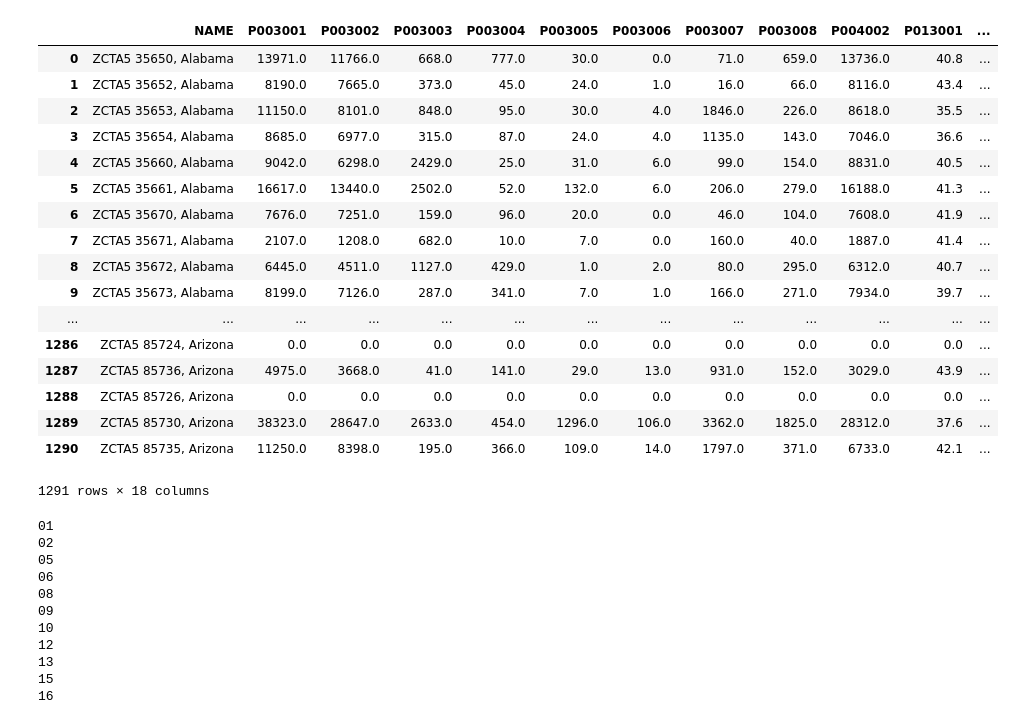
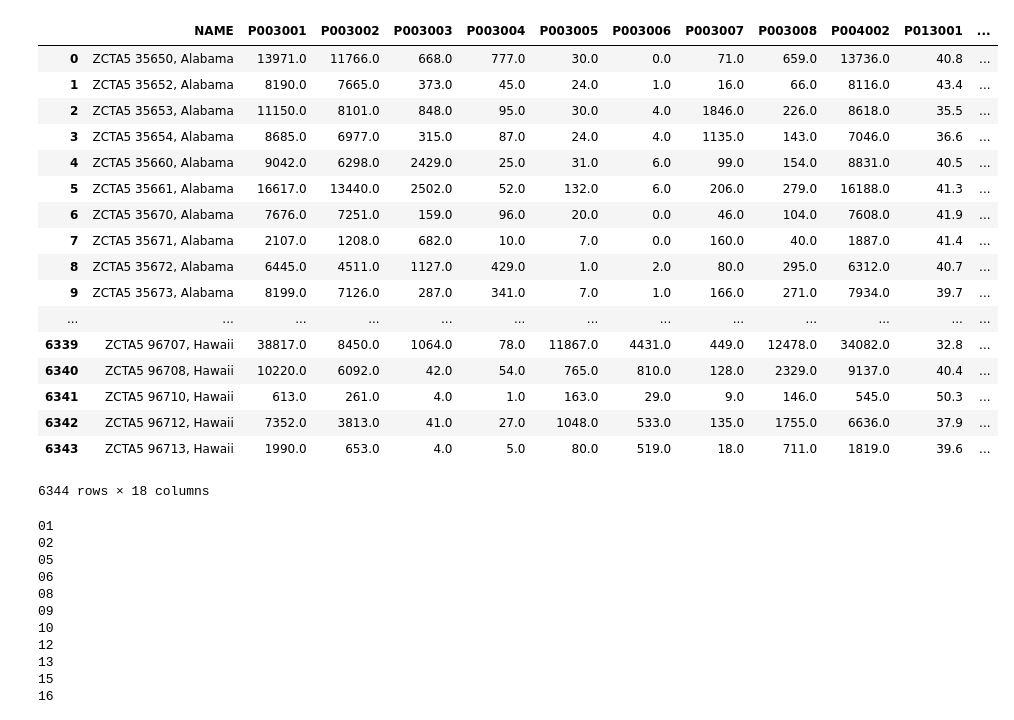
Before and after one commit to new4stu/BA590-Capstone, a Jupyter notebook: Census_sf1-ETL3.ipynb, the cells around one changed output. Drawn from its saved outputs; the diff is of its cells as text; code cells hidden in the pictures.

Commit message:
slowly adding each state to a df to dump in a csv in Census_sf1-ETL3

```diff
--- a/Census_sf1-ETL3.ipynb
+++ b/Census_sf1-ETL3.ipynb
@@ -36,41 +36,41 @@ c = Census("c99084947ed68bfbd3d7359ba2340346f7984e60")
     #P013003 Female MEDIAN AGE BY SEX
     #P015001 Total HOUSEHOLDS
     #P017001 Average household size
     #P031001 Total FAMILIES
 
 #States = [states.AL.fips' 'AK', 'AZ', 'AR', 'CA', 'CO', 'CT', 'DE', 'FL', 'GA', 'HI', 'ID', 'IL', 'IN', 'IA', 'KS', 'KY', 'LA', 'ME', 'MD', 'MA', 'MI', 'MN', 'MS', 'MO', 'MT',
     #'NE', 'NV', 'NH', 'NJ', 'NM', 'NY', 'NC', 'ND', 'OH', 'OK', 'OR', 'PA', 'RI', 'SC', 'SD', 'TN', 'TX', 'UT', 'VT', 'VA', 'WA', 'WV', 'WI', 'WY'
 
 c.sf1.state_zipcode(('NAME', 'P003001','P003002', 'P003003','P003004', 'P003005', 'P003006', 'P003007','P003008', 'P004002', 'P013001', 'P013002', 'P013003', 'P015001','P017001',
-    'P031001'),states.AZ.fips, Census.ALL)
+    'P031001'),states.HI.fips, Census.ALL)
 
 # change to a datafrom using pandas
 
-zipAZ = c.sf1.state_zipcode(('NAME', 'P003001','P003002', 'P003003','P003004', 'P003005', 'P003006', 'P003007','P003008', 'P004002', 'P013001', 'P013002', 'P013003', 'P015001',
-                     'P017001', 'P031001'),states.AZ.fips, Census.ALL)
-zipdf = pd.DataFrame(zipAL + zipAK + zipAZ)
+zipHI = c.sf1.state_zipcode(('NAME', 'P003001','P003002', 'P003003','P003004', 'P003005', 'P003006', 'P003007','P003008', 'P004002', 'P013001', 'P013002', 'P013003', 'P015001',
+                     'P017001', 'P031001'),states.HI.fips, Census.ALL)
+zipdf = pd.DataFrame(zipAL + zipAK + zipAZ +zipAR +zipCA +zipCO +zipCT +zipDE +zipFL +zipGA +zipHI)
 zipdf
 
 
 #c.sf1.state_zipcode(('NAME', 'P003001','P003002', 'P003003','P003004', 'P003005', 'P003006', 'P003007','P003008', 'P004002', 'P013001', 'P013002', 'P013003', 'P015001','P017001',
  #   'P031001'),states.AL.fips, Census.ALL)
 # %% [output]
 |  | NAME | P003001 | P003002 | P003003 | P003004 | P003005 | P003006 | P003007 | P003008 | P004002 | P013001 | ... |
 | 0 | ZCTA5 35650, Alabama | 13971.0 | 11766.0 | 668.0 | 777.0 | 30.0 | 0.0 | 71.0 | 659.0 | 13736.0 | 40.8 | ... |
 | 1 | ZCTA5 35652, Alabama | 8190.0 | 7665.0 | 373.0 | 45.0 | 24.0 | 1.0 | 16.0 | 66.0 | 8116.0 | 43.4 | ... |
 | 2 | ZCTA5 35653, Alabama | 11150.0 | 8101.0 | 848.0 | 95.0 | 30.0 | 4.0 | 1846.0 | 226.0 | 8618.0 | 35.5 | ... |
 | 3 | ZCTA5 35654, Alabama | 8685.0 | 6977.0 | 315.0 | 87.0 | 24.0 | 4.0 | 1135.0 | 143.0 | 7046.0 | 36.6 | ... |
 | 4 | ZCTA5 35660, Alabama | 9042.0 | 6298.0 | 2429.0 | 25.0 | 31.0 | 6.0 | 99.0 | 154.0 | 8831.0 | 40.5 | ... |
 | 5 | ZCTA5 35661, Alabama | 16617.0 | 13440.0 | 2502.0 | 52.0 | 132.0 | 6.0 | 206.0 | 279.0 | 16188.0 | 41.3 | ... |
 | 6 | ZCTA5 35670, Alabama | 7676.0 | 7251.0 | 159.0 | 96.0 | 20.0 | 0.0 | 46.0 | 104.0 | 7608.0 | 41.9 | ... |
 | 7 | ZCTA5 35671, Alabama | 2107.0 | 1208.0 | 682.0 | 10.0 | 7.0 | 0.0 | 160.0 | 40.0 | 1887.0 | 41.4 | ... |
 | 8 | ZCTA5 35672, Alabama | 6445.0 | 4511.0 | 1127.0 | 429.0 | 1.0 | 2.0 | 80.0 | 295.0 | 6312.0 | 40.7 | ... |
 | 9 | ZCTA5 35673, Alabama | 8199.0 | 7126.0 | 287.0 | 341.0 | 7.0 | 1.0 | 166.0 | 271.0 | 7934.0 | 39.7 | ... |
 | ... | ... | ... | ... | ... | ... | ... | ... | ... | ... | ... | ... | ... |
-| 1286 | ZCTA5 85724, Arizona | 0.0 | 0.0 | 0.0 | 0.0 | 0.0 | 0.0 | 0.0 | 0.0 | 0.0 | 0.0 | ... |
-| 1287 | ZCTA5 85736, Arizona | 4975.0 | 3668.0 | 41.0 | 141.0 | 29.0 | 13.0 | 931.0 | 152.0 | 3029.0 | 43.9 | ... |
-| 1288 | ZCTA5 85726, Arizona | 0.0 | 0.0 | 0.0 | 0.0 | 0.0 | 0.0 | 0.0 | 0.0 | 0.0 | 0.0 | ... |
-| 1289 | ZCTA5 85730, Arizona | 38323.0 | 28647.0 | 2633.0 | 454.0 | 1296.0 | 106.0 | 3362.0 | 1825.0 | 28312.0 | 37.6 | ... |
-| 1290 | ZCTA5 85735, Arizona | 11250.0 | 8398.0 | 195.0 | 366.0 | 109.0 | 14.0 | 1797.0 | 371.0 | 6733.0 | 42.1 | ... |
+| 6339 | ZCTA5 96707, Hawaii | 38817.0 | 8450.0 | 1064.0 | 78.0 | 11867.0 | 4431.0 | 449.0 | 12478.0 | 34082.0 | 32.8 | ... |
+| 6340 | ZCTA5 96708, Hawaii | 10220.0 | 6092.0 | 42.0 | 54.0 | 765.0 | 810.0 | 128.0 | 2329.0 | 9137.0 | 40.4 | ... |
+| 6341 | ZCTA5 96710, Hawaii | 613.0 | 261.0 | 4.0 | 1.0 | 163.0 | 29.0 | 9.0 | 146.0 | 545.0 | 50.3 | ... |
+| 6342 | ZCTA5 96712, Hawaii | 7352.0 | 3813.0 | 41.0 | 27.0 | 1048.0 | 533.0 | 135.0 | 1755.0 | 6636.0 | 37.9 | ... |
+| 6343 | ZCTA5 96713, Hawaii | 1990.0 | 653.0 | 4.0 | 5.0 | 80.0 | 519.0 | 18.0 | 711.0 | 1819.0 | 39.6 | ... |
-1291 rows × 18 columns
+6344 rows × 18 columns
 # %%
```
Also changed, not shown: parts of 1 cell of this notebook, 1 other file.
